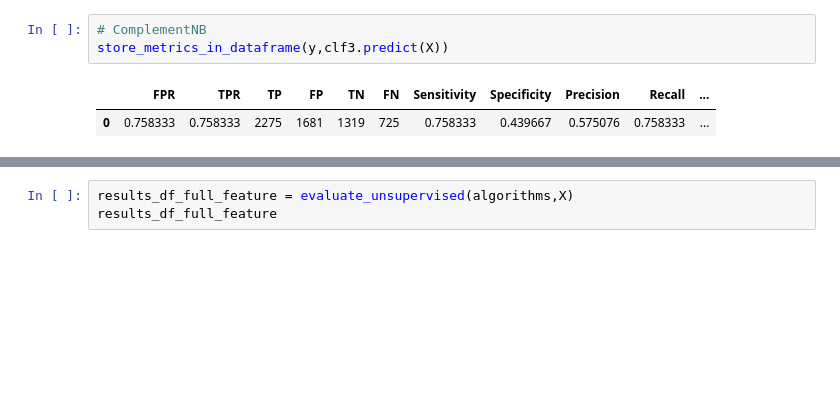
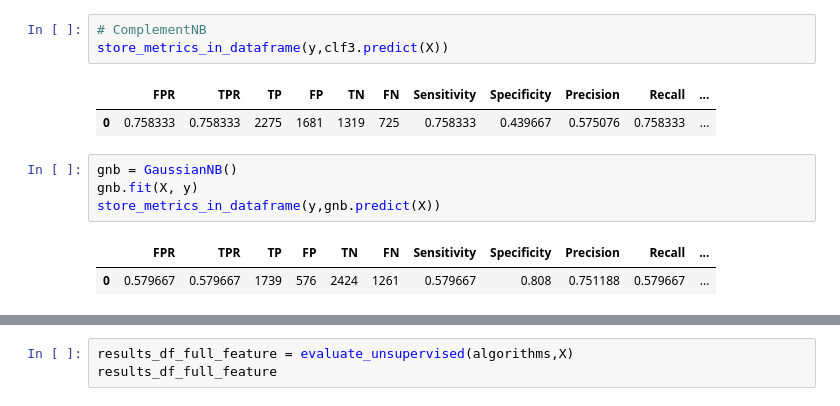
Before and after one commit to farheenfab/DMML-GroupProject, a Jupyter notebook: Lab/Lab 7/dataset_explore_lab_7_group_6_final.ipynb, the cells around one changed output, grey strips where cells are left out. Drawn from its saved outputs; the diff is of its cells as text; blank space fills up the shorter version.

```diff
--- a/Lab/Lab 7/dataset_explore_lab_7_group_6_final.ipynb
+++ b/Lab/Lab 7/dataset_explore_lab_7_group_6_final.ipynb
@@ -871,3 +871,10 @@ store_metrics_in_dataframe(y,clf3.predict(X))
 # %% [output]
 |  | FPR | TPR | TP | FP | TN | FN | Sensitivity | Specificity | Precision | Recall | ... |
 | 0 | 0.758333 | 0.758333 | 2275 | 1681 | 1319 | 725 | 0.758333 | 0.439667 | 0.575076 | 0.758333 | ... |
+# %%
+gnb = GaussianNB()
+gnb.fit(X, y)
+store_metrics_in_dataframe(y,gnb.predict(X))
+# %% [output]
+|  | FPR | TPR | TP | FP | TN | FN | Sensitivity | Specificity | Precision | Recall | ... |
+| 0 | 0.579667 | 0.579667 | 1739 | 576 | 2424 | 1261 | 0.579667 | 0.808 | 0.751188 | 0.579667 | ... |
```
Also changed, not shown: parts of 5 cells of this notebook.
